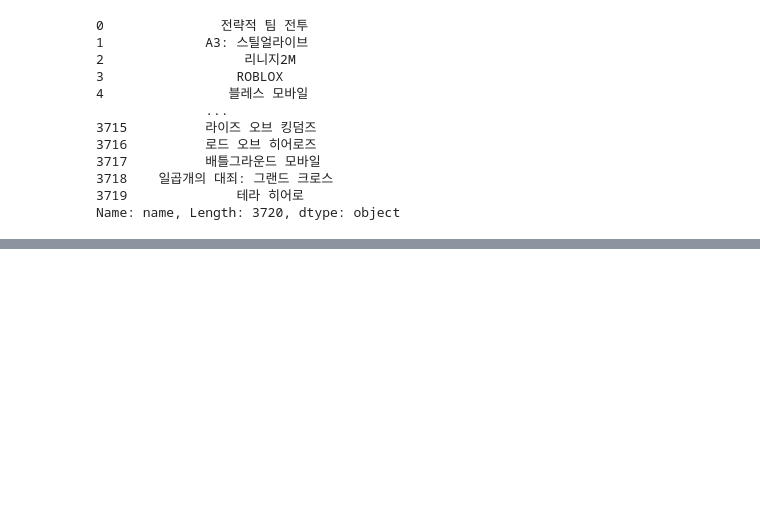
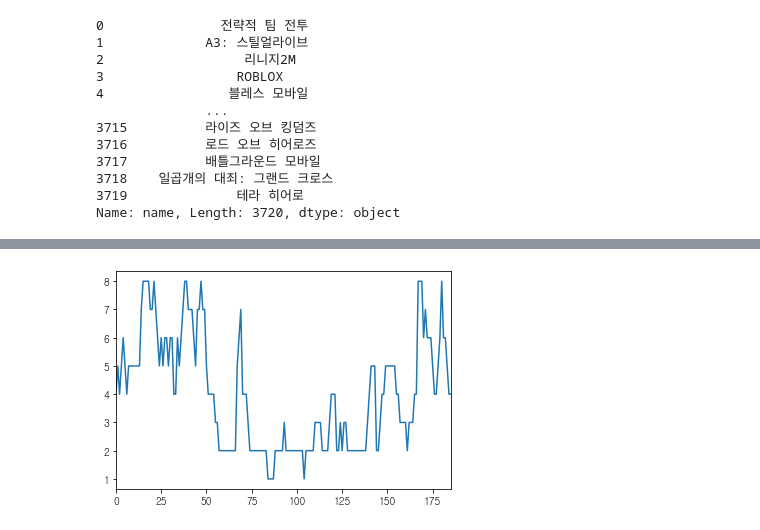
Before and after one commit to ssac-debbu/gameData, a Jupyter notebook: game_tree_graph/mobile graph.ipynb, the cells around one changed output, grey strips where cells are left out. Cells and saved outputs as stored; diff of their text form; code cells hidden in the pictures; blank space fills up the shorter version.

```diff
--- a/game_tree_graph/mobile graph.ipynb
+++ b/game_tree_graph/mobile graph.ipynb
@@ -276,0 +301,8 @@ mobile_top20_groupby_asc.head()
+# %%
+rb = mobile_top20.loc[mobile_top20['name'] == 'ROBLOX']
+plt.plot(rb['week_num'], rb['rank'])
+#plt.xlim(185,0)
+plt.xlim(0,185)
+plt.show()
+# %% [output]
+[figure, added]
```
Also changed, not shown: parts of 28 cells of this notebook, 2 other files.
